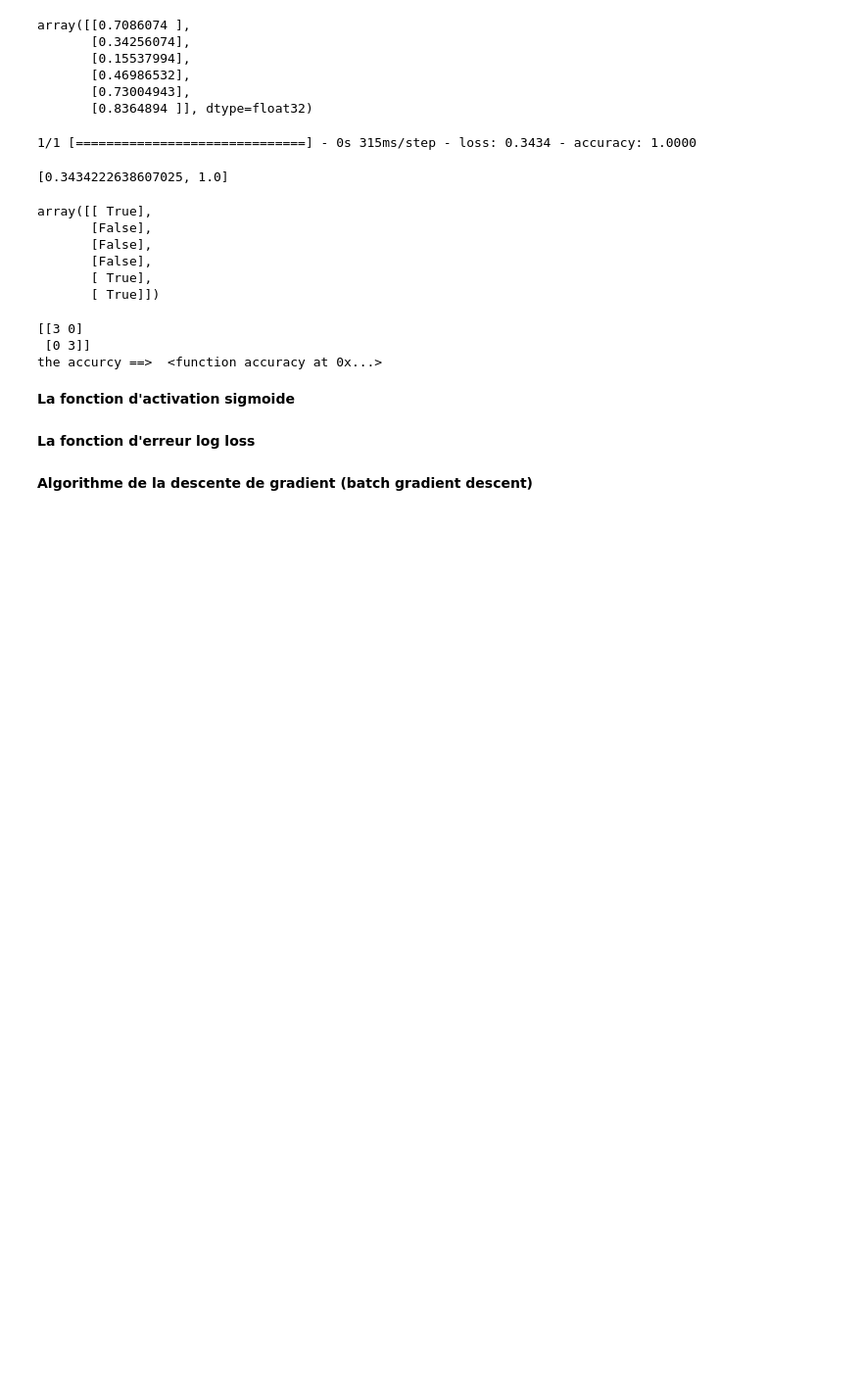
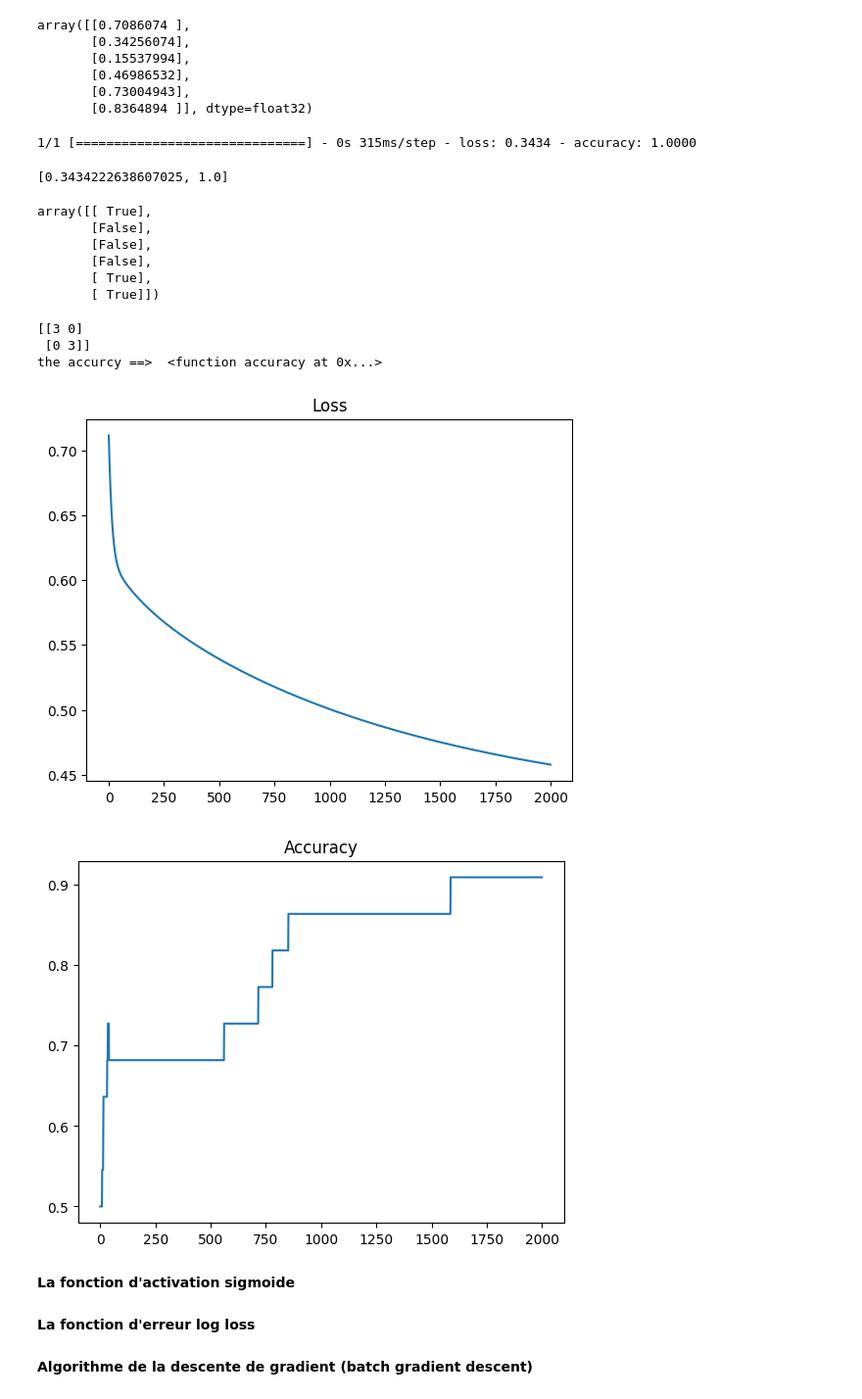
Before and after one commit to abdelilah-abdel/Deeplearning_projects, a Jupyter notebook: GradienDescent.ipynb, the cells around one changed output. Shown at 98% size. Saved outputs shown, nothing was run; the diff lists cells and outputs as text; code cells hidden in the pictures; blank space fills up the shorter version.

```diff
--- a/GradienDescent.ipynb
+++ b/GradienDescent.ipynb
@@ -116,6 +118,20 @@ print(cm)
 [[3 0]
  [0 3]]
 the accurcy ==>  <function accuracy at 0x...>
+# %%
+loss_curve = model_history.history['loss']
+acc_curve = model_history.history['accuracy']
+
+plt.plot(loss_curve)
+plt.title("Loss")
+plt.show()
+
+plt.plot(acc_curve)
+plt.title("Accuracy")
+plt.show()
+# %% [output]
+[figure, added]
+[figure, added]
 # %% [markdown]
 **La fonction d'activation sigmoide**
 # %%
```
Also changed, not shown: parts of 1 cell of this notebook.
